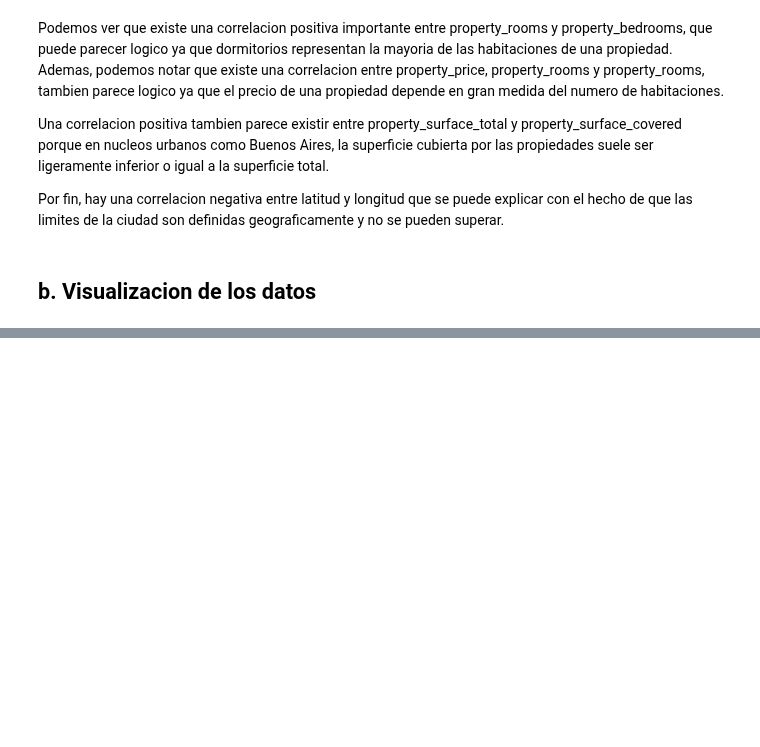
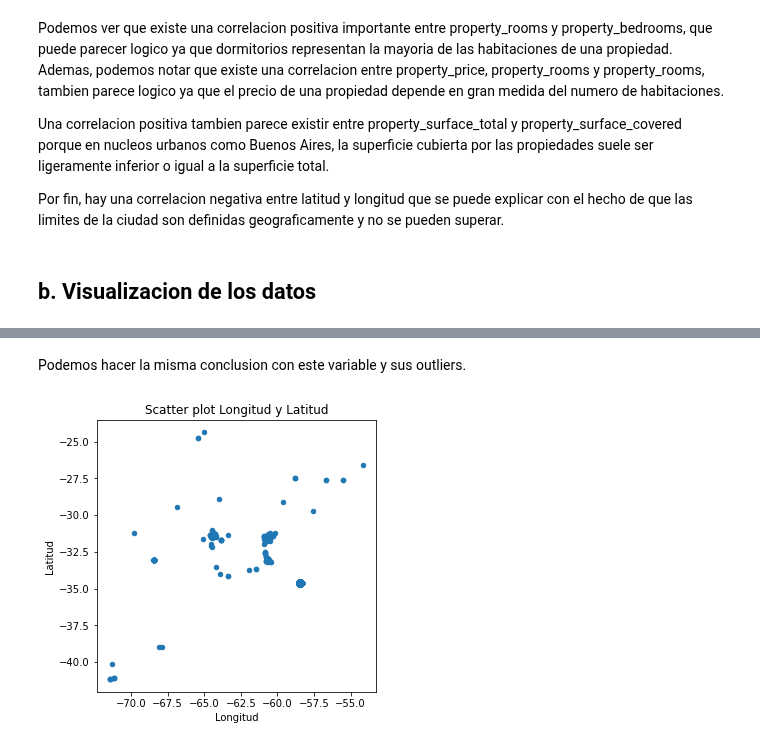
Before and after one commit to AlanRichmond/7506R-1C2024-GRUPO10, a Jupyter notebook: 7506R_TP1_GRUPO10_ENTREGA.ipynb, the cells around one changed output, grey strips where cells are left out. Drawn from its saved outputs; the diff is of its cells as text; code cells hidden in the pictures; blank space fills up the shorter version.

```diff
--- a/7506R_TP1_GRUPO10_ENTREGA.ipynb
+++ b/7506R_TP1_GRUPO10_ENTREGA.ipynb
@@ -223,0 +246,11 @@ Por fin, hay una correlacion negativa entre latitud y longitud que se puede expl
+# %% [markdown]
+Podemos hacer la misma conclusion con este variable y sus outliers.
+# %%
+# Scatter plot - Latitud y Longitud
+
+scatter_plot_longitud_latitud=conjunto_entrenamiento_reducido.plot.scatter(title="Scatter plot Longitud y Latitud",
+                x='longitud', y='latitud',
+                xlabel='Longitud', ylabel='Latitud',
+                figsize=(5,5))
+# %% [output]
+[figure, added]
```
Also changed, not shown: parts of 33 cells of this notebook.
